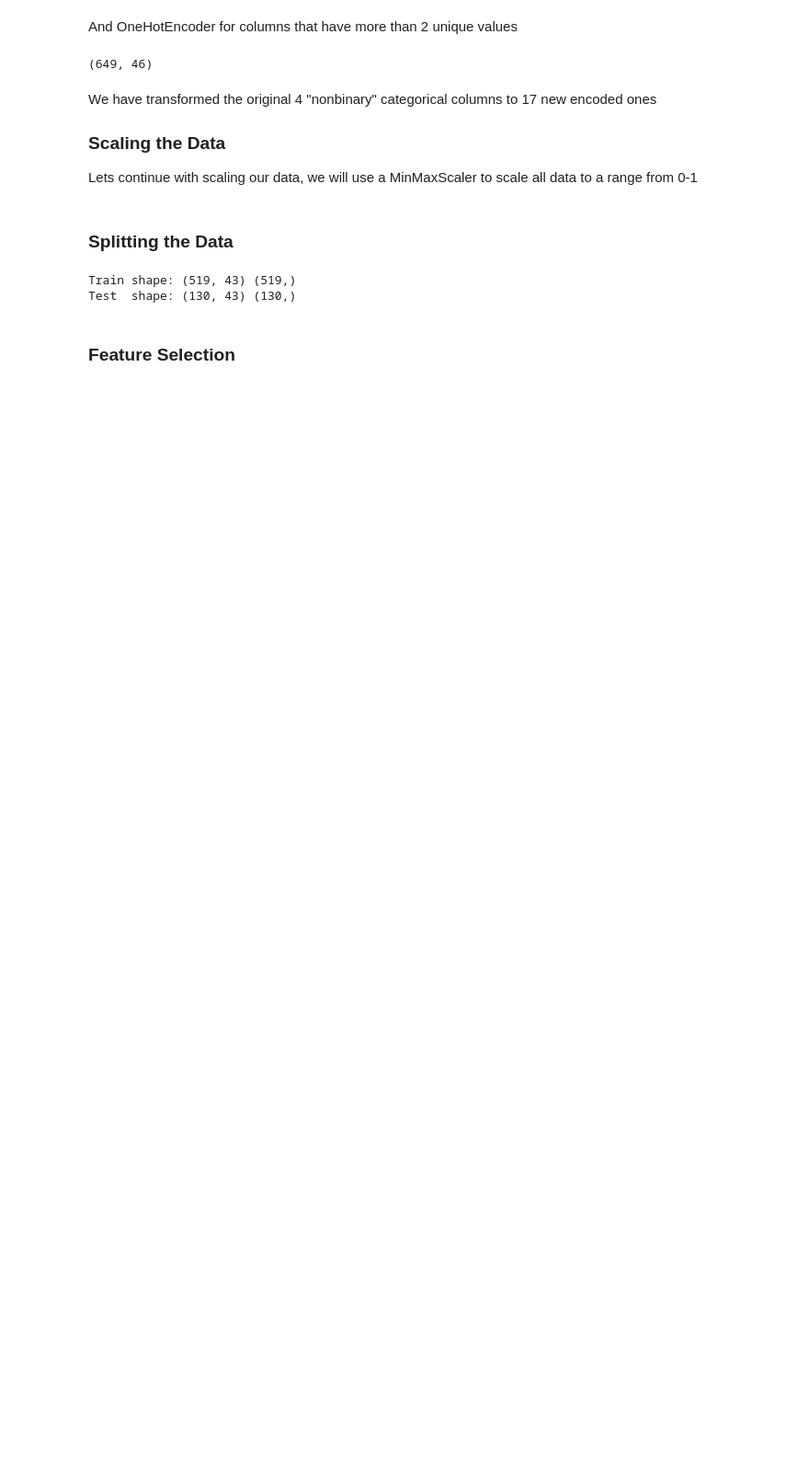
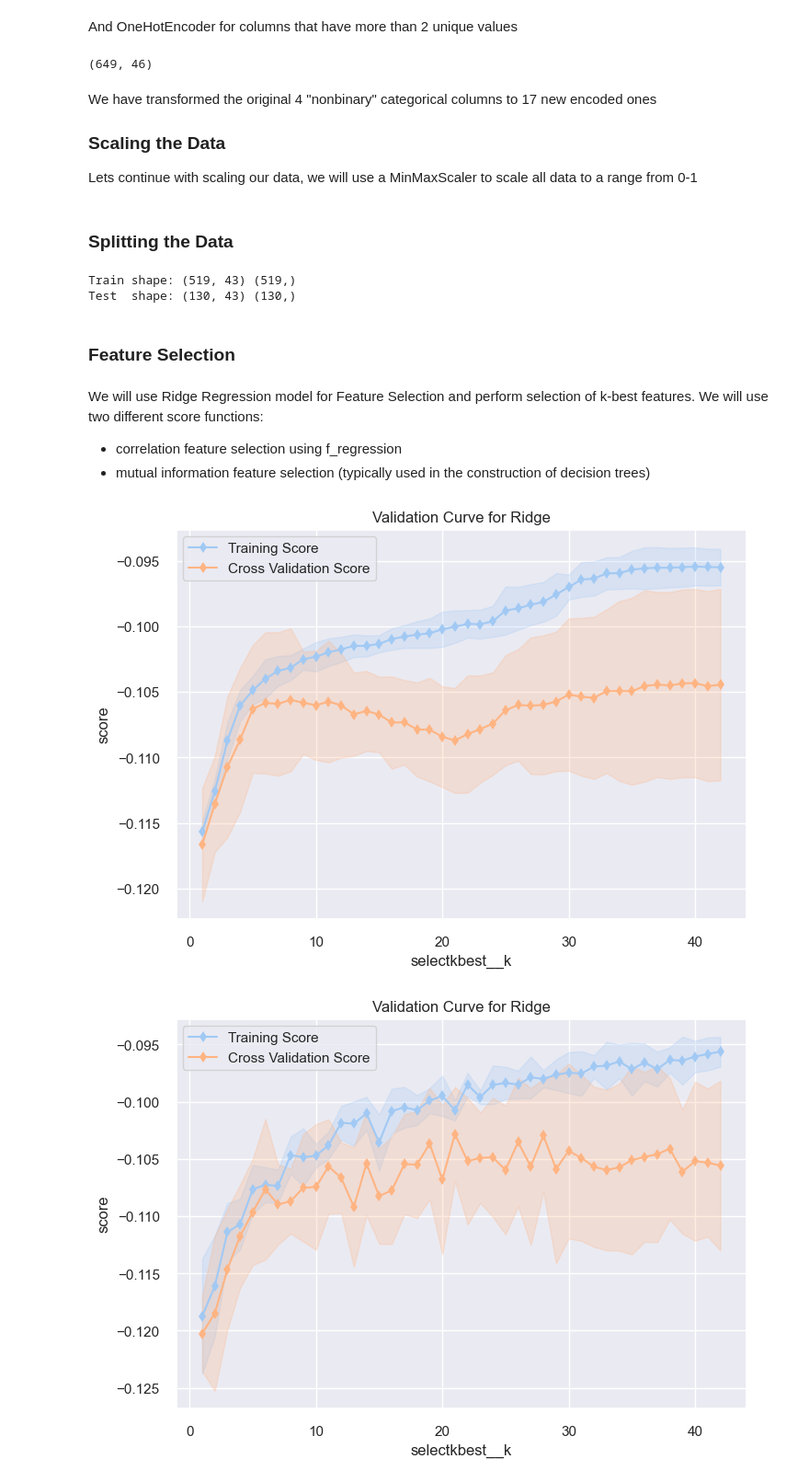
Before and after one commit to marek-hradil/ib031-project, a Jupyter notebook: notebooks/baugi.ipynb, the cells around one changed output. Shown at 92% size. Cells and saved outputs as stored; diff of their text form; code cells hidden in the pictures; blank space fills up the shorter version.

Commit message:
Feature Selection

```diff
--- a/notebooks/baugi.ipynb
+++ b/notebooks/baugi.ipynb
@@ -434,3 +435,29 @@ Train shape: (519, 43) (519,)
 Test  shape: (130, 43) (130,)
 # %% [markdown]
 ### Feature Selection
+# %% [markdown]
+We will use Ridge Regression model for Feature Selection and perform selection of k-best features. We will use two different score functions:
+- correlation feature selection using f_regression
+- mutual information feature selection (typically used in the construction of decision trees)
+# %%
+for score_func in [f_regression, mutual_info_regression]:
+
+    kbest_pipeline = make_pipeline(
+        SelectKBest(score_func=score_func),
+        Ridge()
+    )
+
+    viz = ValidationCurve(
+        kbest_pipeline,
+        param_name="selectkbest__k",
+        param_range=np.arange(1, 43),
+        cv=5,
+        scoring="neg_mean_absolute_error",
+    )
+
+    viz.fit(X_train, y_train)
+    viz.show()
+    plt.show()
+# %% [output]
+[figure, added]
+[figure, added]
```
Also changed, not shown: parts of 1 cell of this notebook.
